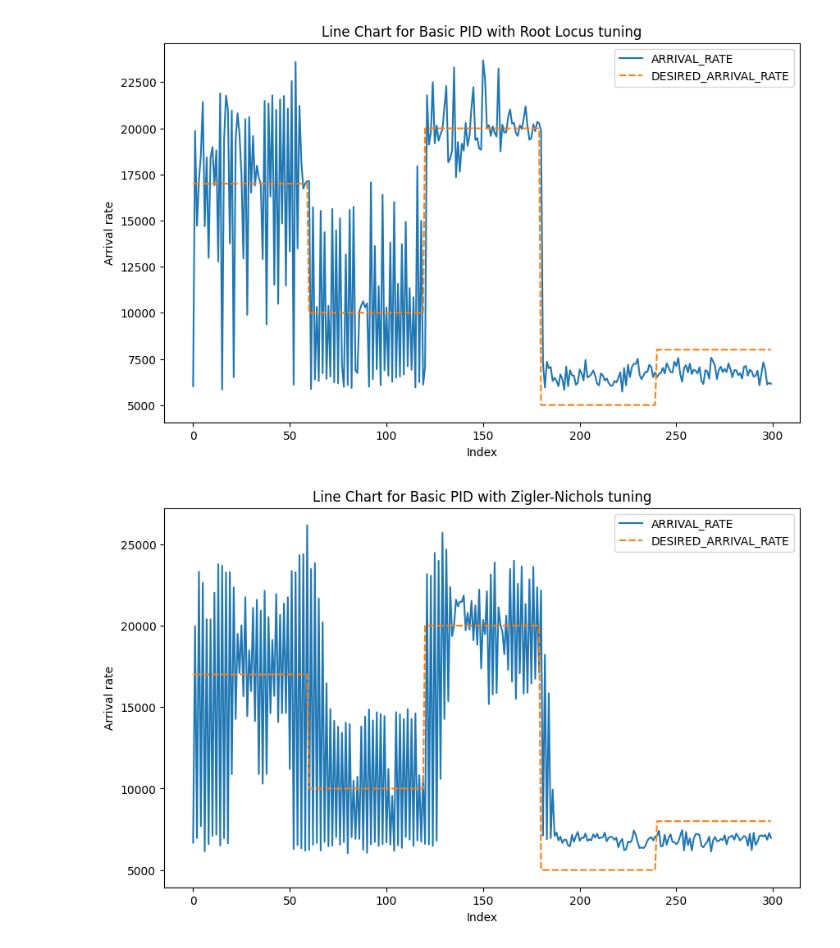
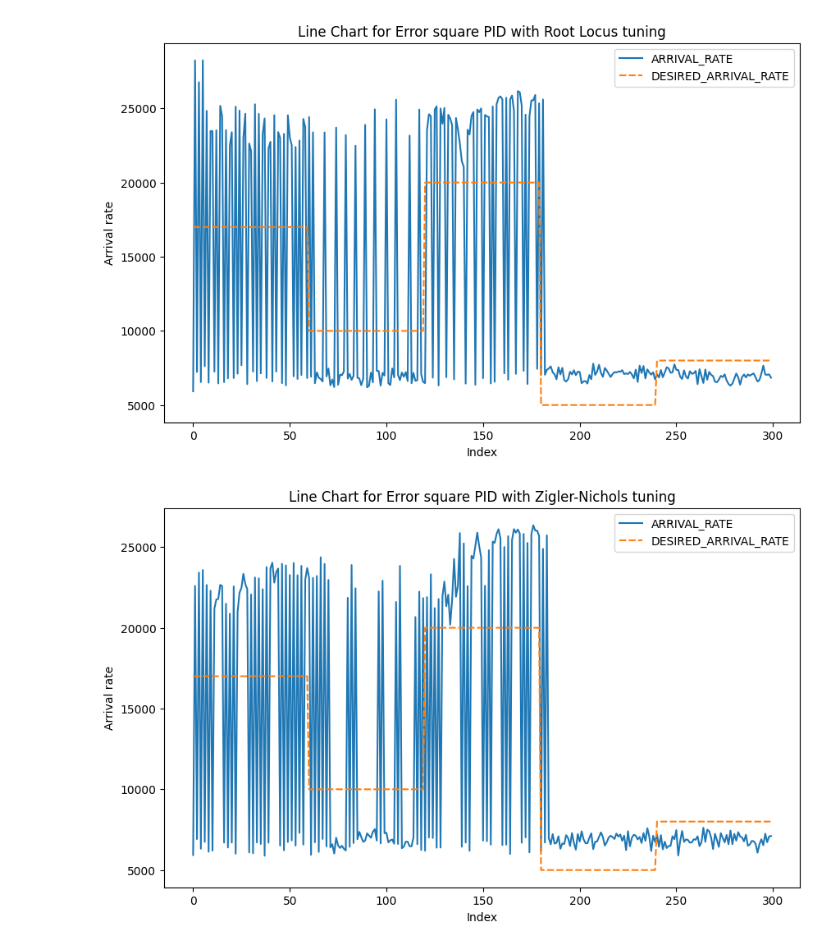
Before and after one commit to MatheusAlvesAlmeida/FeedbackControllers, a Jupyter notebook: assets/generator.ipynb, the cells around one changed output. Saved outputs shown, nothing was run; the diff lists cells and outputs as text; code cells hidden in the pictures.

Commit message:
plot final results of deadzone and errorsquare pid controllers

```diff
--- a/assets/generator.ipynb
+++ b/assets/generator.ipynb
@@ -4,10 +4,10 @@ import pandas as pd
 import seaborn as sns
 import matplotlib.pyplot as plt
 # %%
-df = pd.read_csv('./../outputs/data/basicPID_root_locus_training.csv')
-df1 = pd.read_csv('./../outputs/data/basicPID_ziegler_training.csv')
-df2 = pd.read_csv('./../outputs/data/basicPID_amigo_training.csv')
-df3 = pd.read_csv('./../outputs/data/basicPID_cohen_training.csv')
+df = pd.read_csv('./../outputs/data/errorsquarePID_rootlocus.csv')
+df1 = pd.read_csv('./../outputs/data/errorsquarePID_ziegler.csv')
+df2 = pd.read_csv('./../outputs/data/errorsquarePID_amigo.csv')
+df3 = pd.read_csv('./../outputs/data/errorsquarePID_cohen.csv')
 # %%
 def generate_line_chart(data, algorithm_name):
     plt.figure(figsize=(10, 6))
@@ -17,11 +17,11 @@ def generate_line_chart(data, algorithm_name):
     plt.ylabel('Arrival rate')
     plt.show()
 # %%
-generate_line_chart(df[['ARRIVAL_RATE', 'DESIRED_ARRIVAL_RATE']], 'Basic PID with Root Locus tuning')
+generate_line_chart(df[['ARRIVAL_RATE', 'DESIRED_ARRIVAL_RATE']], 'Error square PID with Root Locus tuning')
 # %% [output]
-[figure, old version]
+[figure, new version]
 # %%
-generate_line_chart(df1[['ARRIVAL_RATE', 'DESIRED_ARRIVAL_RATE']], 'Basic PID with Zigler-Nichols tuning')
+generate_line_chart(df1[['ARRIVAL_RATE', 'DESIRED_ARRIVAL_RATE']], 'Error square PID with Zigler-Nichols tuning')
 # %% [output]
-[figure, old version]
+[figure, new version]
 # %%
```
Also changed, not shown: parts of 2 cells of this notebook, 21 other files.
